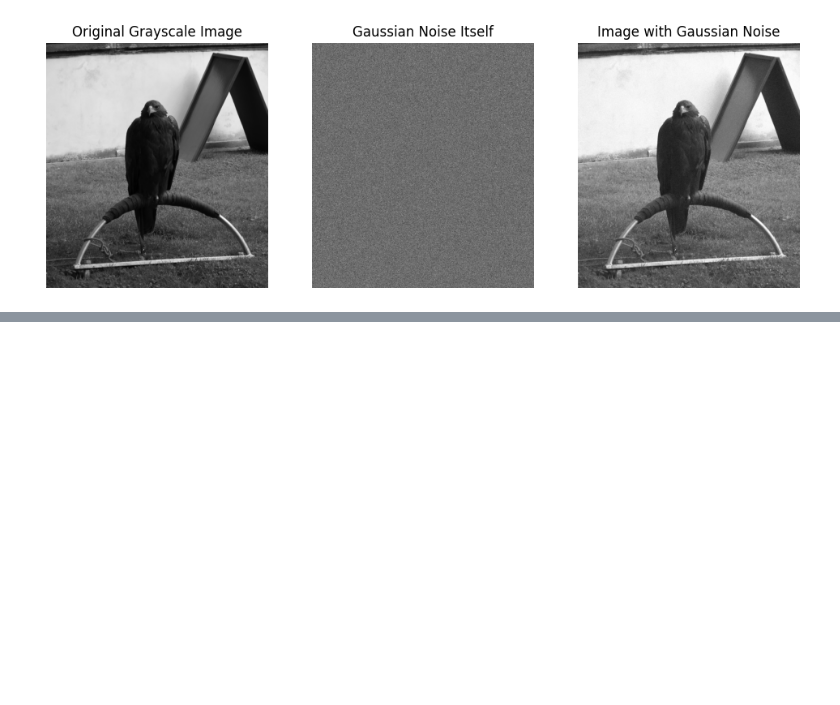
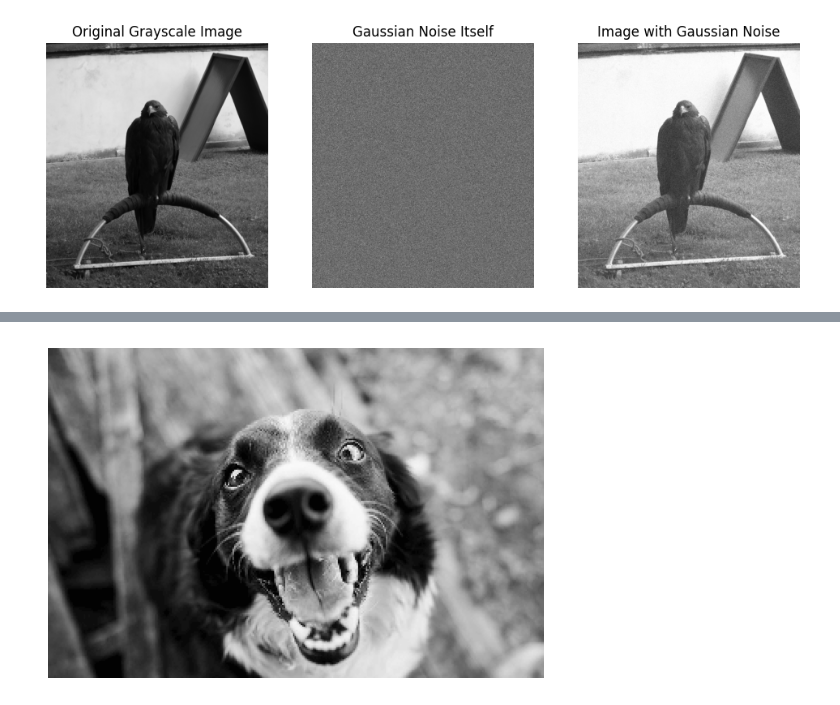
Before and after one commit to 3bdo-Yahya/Image-Processing, a Jupyter notebook: Section_5.ipynb, the cells around one changed output, grey strips where cells are left out. Cells and saved outputs as stored; diff of their text form; code cells hidden in the pictures; blank space fills up the shorter version.

```diff
--- a/Section_5.ipynb
+++ b/Section_5.ipynb
@@ -112,0 +153,28 @@ plt.show()
+# %%
+# using matplotlib and numpy
+import matplotlib.image as img
+
+dog = img.imread("123.jpg")
+
+w, h = dog.shape[:2]
+
+xNew, yNew = int(w/2), int(h/2)
+
+# Calculate scaling factor, and round to nearest integer
+# work for more than 2 pixels
+xScale, yScale = xNew/(w-1), yNew/(h-1)
+
+# taking a matrix of xNew width and yNew height
+# with 4 attributes (r, g, b, alpha)
+new_image = np.zeros([xNew, yNew, 4])
+
+for i in range(xNew):
+    for j in range(yNew):
+        new_image[i, j] = dog[int(i/xScale), int(j/yScale)]
+
+plt.imshow(new_image); plt.axis('off')
+
+# Save the image after scaling
+img.imsave('scaled.png', new_image)
+# %% [output]
+[figure, added]
```
Also changed, not shown: parts of 17 cells of this notebook.
